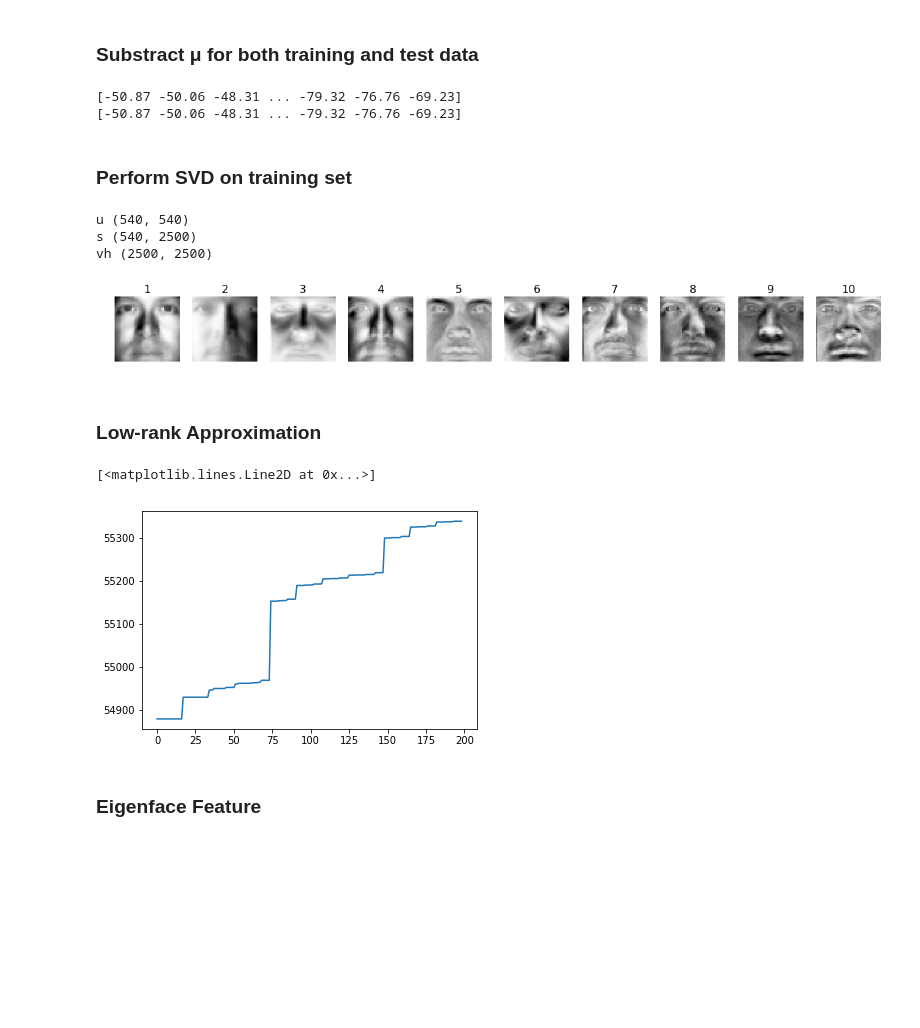
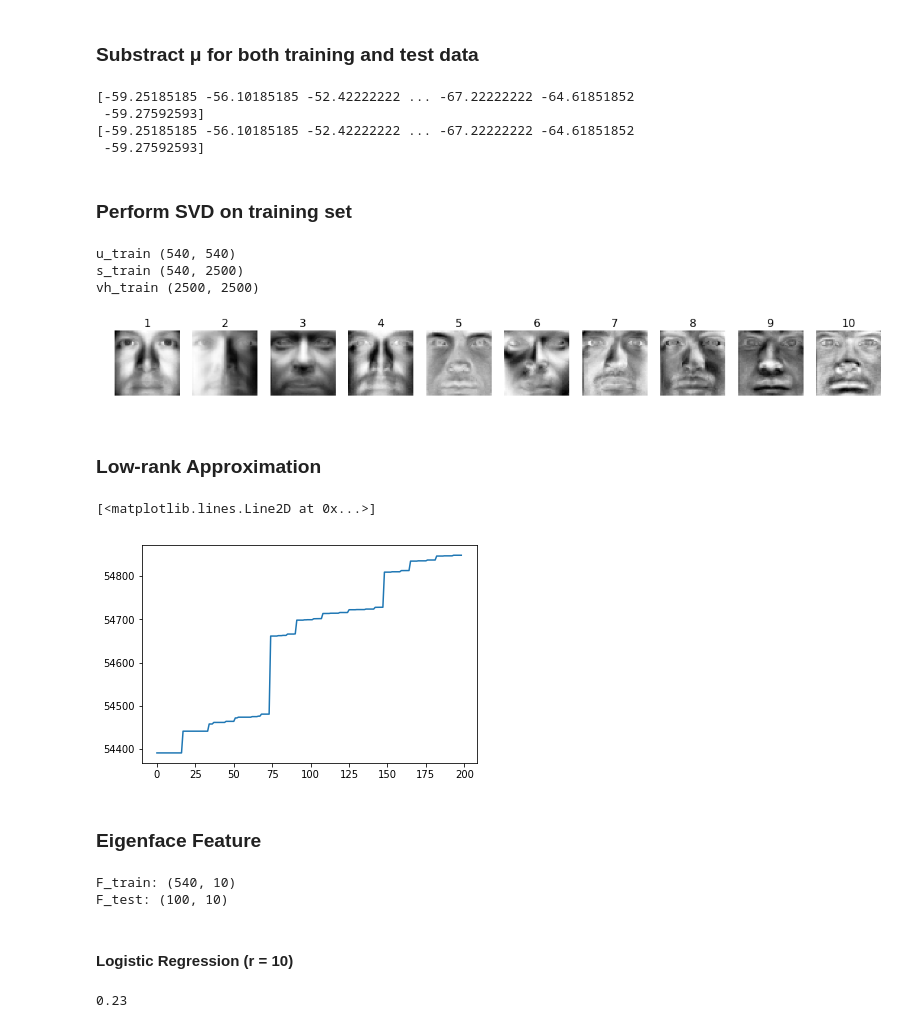
Before and after one commit to ctc316/Eigenface, a Jupyter notebook: main.ipynb, the cells around one changed output. Drawn from its saved outputs; the diff is of its cells as text; code cells hidden in the pictures; blank space fills up the shorter version.

Commit message:
eigen value, logistic regression

```diff
--- a/main.ipynb
+++ b/main.ipynb
@@ -58,35 +59,37 @@ plt.imshow(avg_train.reshape(50, 50), cmap=cm.Greys_r)
 # %% [markdown]
 ### Substract μ for both training and test data
 # %%
-train_data_norm = train_data - avg_test
-test_data_norm = test_data - avg_test
+train_data_norm = train_data - avg_train
+test_data_norm = test_data - avg_train
 
 print((train_data_norm - train_data)[0])
 print((test_data_norm - test_data)[0])
 # %% [output]
-[-50.87 -50.06 -48.31 ... -79.32 -76.76 -69.23]
-[-50.87 -50.06 -48.31 ... -79.32 -76.76 -69.23]
+[-59.25185185 -56.10185185 -52.42222222 ... -67.22222222 -64.61851852
+ -59.27592593]
+[-59.25185185 -56.10185185 -52.42222222 ... -67.22222222 -64.61851852
+ -59.27592593]
 # %% [markdown]
 ### Perform SVD on training set
 # %%
-u, s, vh = np.linalg.svd(train_data_norm, full_matrices=True)
-s = np.diag(s)
-s.resize(train_data_norm.shape)
-print("u", u.shape)
-print("s", s.shape)
-print("vh", vh.shape)
+u_train, s_train, vh_train = np.linalg.svd(train_data_norm, full_matrices=True)
+s_train = np.diag(s_train)
+s_train.resize(train_data_norm.shape)
+print("u_train", u_train.shape)
+print("s_train", s_train.shape)
+print("vh_train", vh_train.shape)
 
 plt.gcf().set_size_inches(20, 20)
 for i in range(10):
     plt.subplot(1, 10, i + 1)
-    plt.imshow(vh[i].reshape(50, 50), cmap=cm.Greys_r)
+    plt.imshow(vh_train[i].reshape(50, 50), cmap=cm.Greys_r)
     plt.axis("off")
     plt.title(i + 1, fontsize=16)
 # %% [output]
-u (540, 540)
-s (540, 2500)
-vh (2500, 2500)
+u_train (540, 540)
+s_train (540, 2500)
+vh_train (2500, 2500)
-[figure, old version]
+[figure, new version]
 # %% [markdown]
 ### Low-rank Approximation
 # %%
@@ -96,11 +99,33 @@ def low_rank_approx(u, s, vh, r):
 
 approx_err = []
 for r in range(1, 200):
-    approx_err.append(low_rank_approx(u, s, vh, r))
+    approx_err.append(low_rank_approx(u_train, s_train, vh_train, r))
 
 plt.plot(approx_err)
 # %% [output]
 [<matplotlib.lines.Line2D at 0x...>]
-[figure, old version]
+[figure, new version]
 # %% [markdown]
 ### Eigenface Feature
+# %%
+def get_eigenface_feature(vh, r, data):
+    return np.dot(data, vh[:r, :].T)
+
+# train data
+F_train = get_eigenface_feature(vh_train, 10, train_data_norm)
+print("F_train:", F_train.shape)
+
+# test data
+u_test, s_test, vh_test = np.linalg.svd(test_data_norm, full_matrices=True)
+F_test = get_eigenface_feature(vh_test, 10, test_data_norm)
+print("F_test:", F_test.shape)
+# %% [output]
+F_train: (540, 10)
+F_test: (100, 10)
+# %% [markdown]
+#### Logistic Regression (r = 10)
+# %%
+clf = LogisticRegression(multi_class='ovr').fit(F_train, train_labels)
+clf.score(F_test, test_labels)
+# %% [output]
+0.23
```
Also changed, not shown: parts of 4 cells of this notebook.
